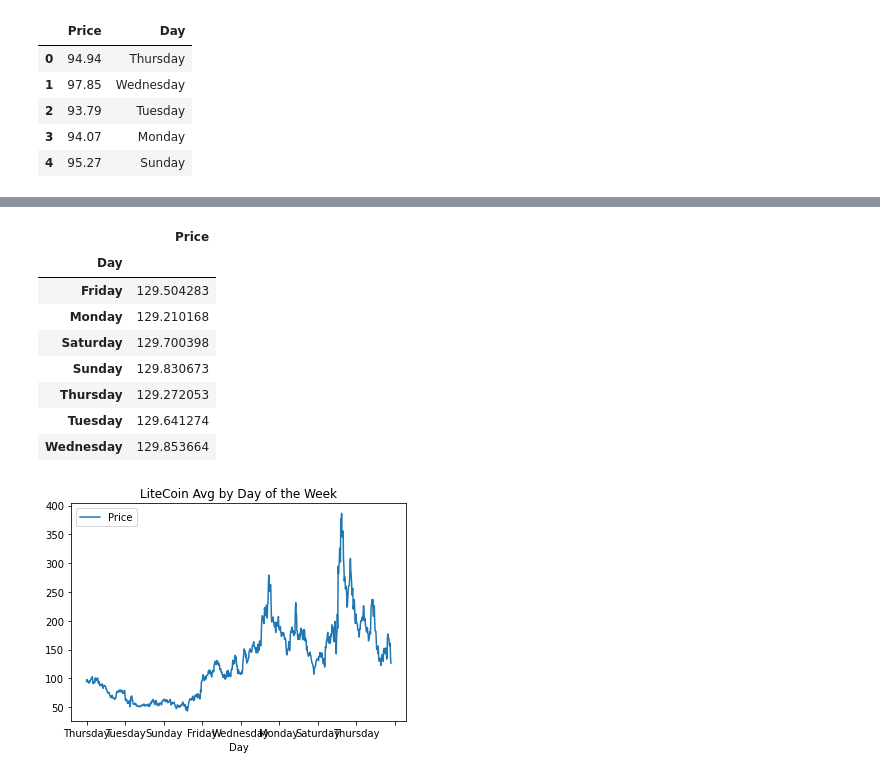
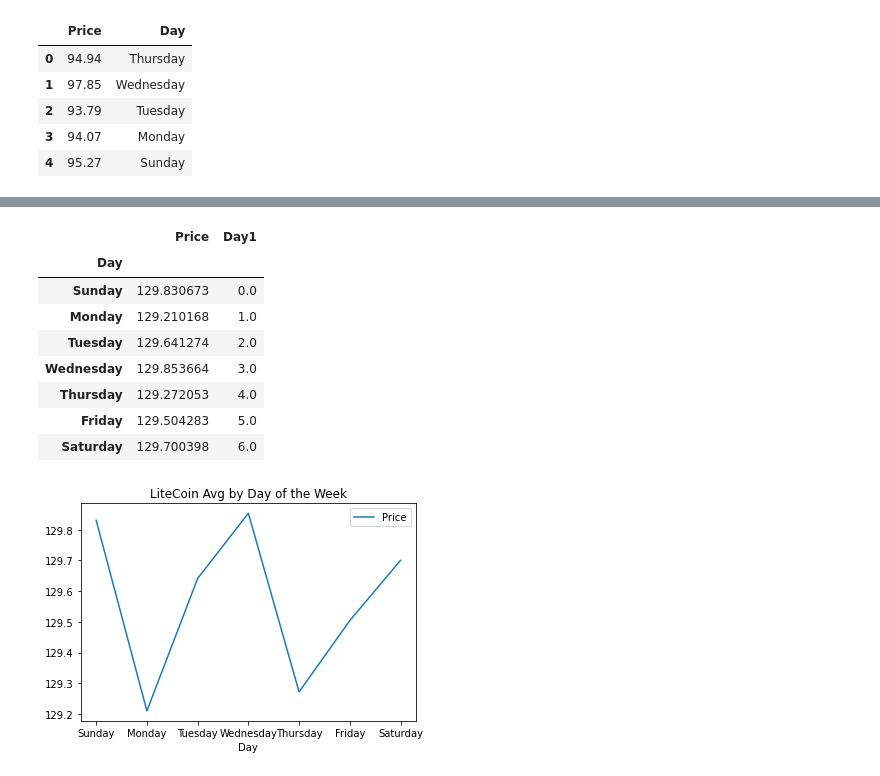
Before and after one commit to tylerfallon/The-Omniscient-Crypto-Oracle, a Jupyter notebook: LiteCoinDailyPlt.ipynb, the cells around one changed output, grey strips where cells are left out. Drawn from its saved outputs; the diff is of its cells as text; code cells hidden in the pictures.

Commit message:
Final code/graphics for daily

```diff
--- a/LiteCoinDailyPlt.ipynb
+++ b/LiteCoinDailyPlt.ipynb
@@ -72,3 +72,6 @@ LiteD_df.head()
 | 2 | 93.79 | Tuesday |
 | 3 | 94.07 | Monday |
 | 4 | 95.27 | Sunday |
+# %%
+LiteD_df['Day1'] = LiteD_df.loc[:, 'Day']
+LiteD_df
@@ -74,0 +92,20 @@ LiteD_df.head()
+# %%
+# Transform string column
+def change_string(Day1):
+    if Day1 == "Monday":
+        return 1
+    if Day1 == "Tuesday":
+        return 2
+    if Day1 == "Wednesday":
+        return 3
+    if Day1 == "Thursday":
+        return 4
+    if Day1 == "Friday":
+        return 5
+    if Day1 == "Saturday":
+        return 6
+    else:
+        return 0
+
+LiteD_df["Day1"] = LiteD_df["Day1"].apply(change_string)
+LiteD_df.head()
@@ -75,16 +119,16 @@ LiteD_df.head()
 # %%
-LiteDay_df = LiteD_df.groupby(by='Day').mean()
+LiteDay_df = LiteD_df.groupby(by='Day').mean().sort_values(by= "Day1")
 LiteDay_df
 # %% [output]
-|  | Price |
-| Day |  |
-| Friday | 129.504283 |
-| Monday | 129.210168 |
-| Saturday | 129.700398 |
-| Sunday | 129.830673 |
-| Thursday | 129.272053 |
-| Tuesday | 129.641274 |
-| Wednesday | 129.853664 |
+|  | Price | Day1 |
+| Day |  |  |
+| Sunday | 129.830673 | 0.0 |
+| Monday | 129.210168 | 1.0 |
+| Tuesday | 129.641274 | 2.0 |
+| Wednesday | 129.853664 | 3.0 |
+| Thursday | 129.272053 | 4.0 |
+| Friday | 129.504283 | 5.0 |
+| Saturday | 129.700398 | 6.0 |
 # %%
 # Saving cleaned data
 file_path = "Resources/LiteDay.csv"
@@ -92,10 +136,10 @@ LiteD_df.to_csv(file_path, index=False)
 # %%
 import matplotlib.pyplot as plt
 # %%
-LiteD_df.plot ("Day","Price")
+LiteDay_df.drop("Day1", axis=1).plot ()
 x = ('Day')
 y= ('Price')
 plt.title("LiteCoin Avg by Day of the Week")
 plt.show()
 # %% [output]
-[figure, old version]
+[figure, new version]
```
Also changed, not shown: parts of 2 cells of this notebook, 11 other files.
